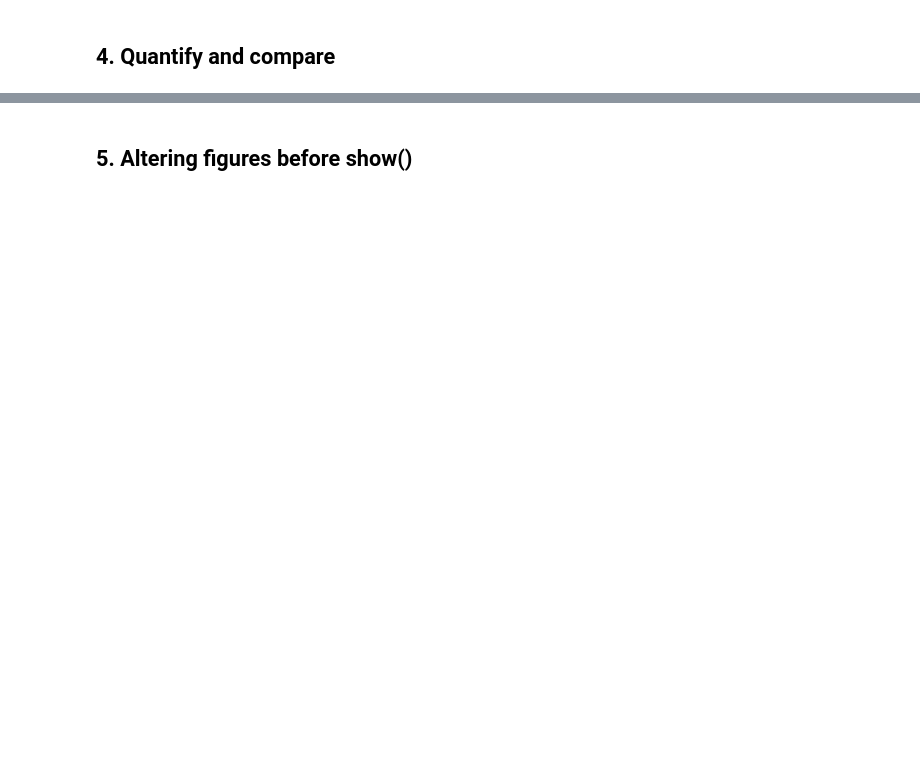
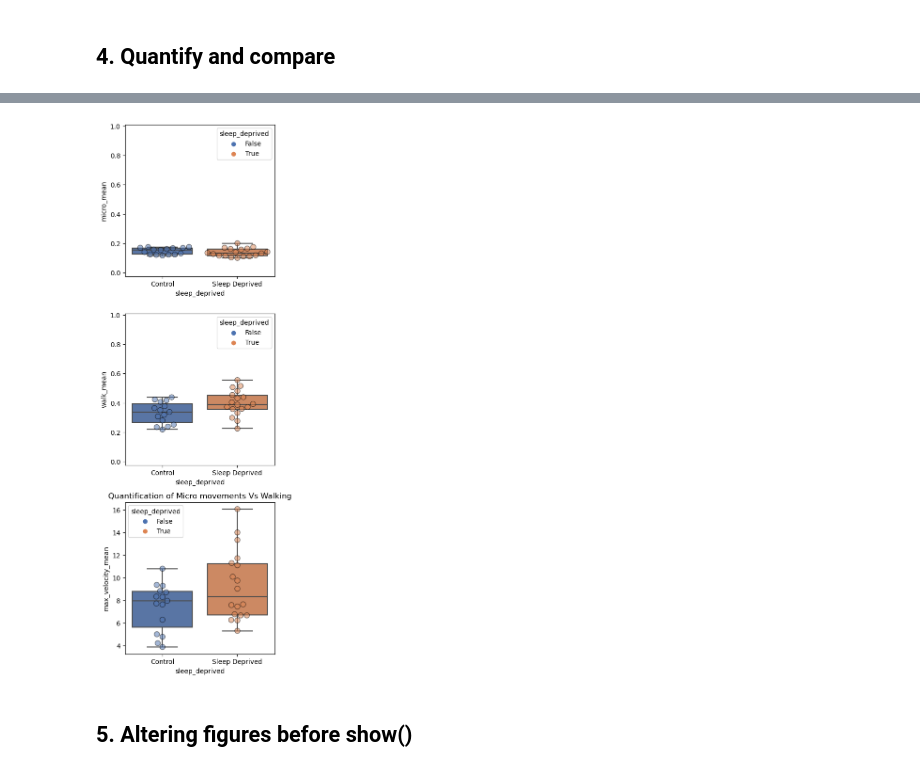
Before and after one commit to gilestrolab/ethoscopy, a Jupyter notebook: tutorial_notebook/1_Overview_tutorial.ipynb, the cells around one changed output, grey strips where cells are left out. Cells and saved outputs as stored; diff of their text form; code cells hidden in the pictures; blank space fills up the shorter version.

```diff
--- a/tutorial_notebook/1_Overview_tutorial.ipynb
+++ b/tutorial_notebook/1_Overview_tutorial.ipynb
@@ -184,10 +329,13 @@ fig.show()
 # %%
 # Sometimes you'll want to compare two or more variables from the data
 # The ethoscope can detect movement at a micro movmement level, differences in the ratios of micromovment to walking can help further describe a specimen
 # Compare varaibles has two y-axes, the first variable of the list will use the left y-axis and the last in the list will use the right y-axis. Any in the middle will use the left, so list accordingly
 temp_df = df.t_filter(start_time = 24, end_time = 96)
-fig, stats_multiple = temp_df.plot_compare_variables(variables = ['micro', 'walk', 'max_velocity'], facet_col = 'sleep_deprived', facet_arg = [True, False], facet_labels = ['Sleep Deprived', 'Control'], title = 'Quantification of Micro movements Vs Walking')
+#fig, stats_multiple = temp_df.plot_compare_variables(variables = ['micro', 'walk', 'max_velocity'], facet_col = 'sleep_deprived', facet_arg = [True, False], facet_labels = ['Sleep Deprived', 'Control'], title = 'Quantification of Micro movements Vs Walking')
+fig, stats_multiple = temp_df.plot_quantify(variable = ['micro', 'walk', 'max_velocity'], facet_col = 'sleep_deprived', facet_arg = [True, False], facet_labels = ['Sleep Deprived', 'Control'], title = 'Quantification of Micro movements Vs Walking')
 fig.show()
+# %% [output]
+[figure, added]
 # %% [markdown]
 ## 5. Altering figures before show()
 # %%
```
Also changed, not shown: parts of 25 cells of this notebook, 5 other files.
